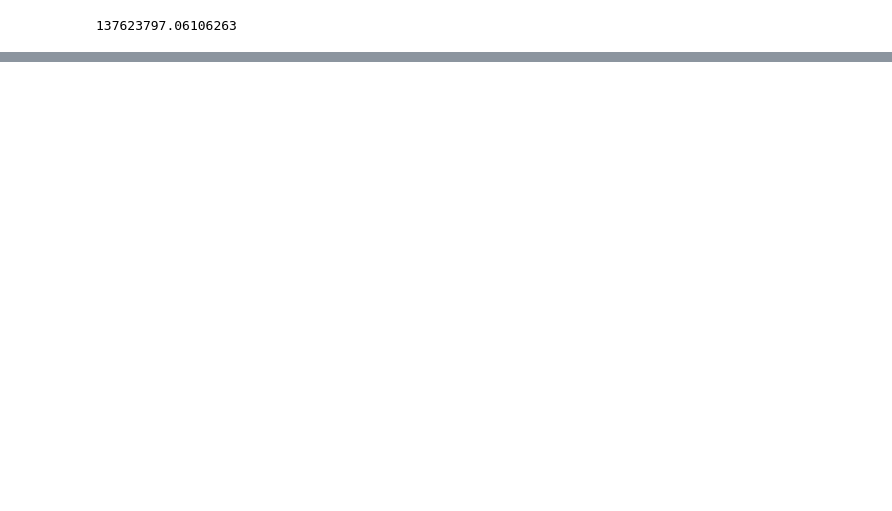
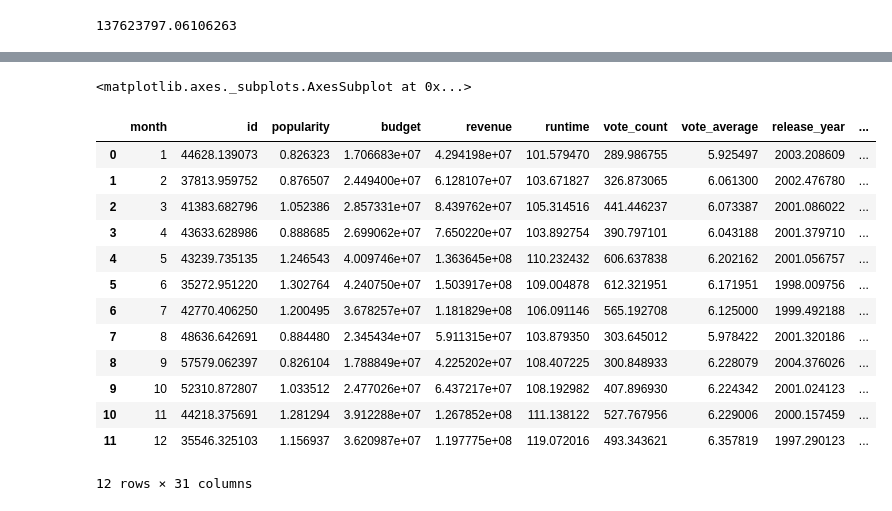
Before and after one commit to jffry7/udacity_final_project, a Jupyter notebook: Movie_Wrangling.ipynb, the cells around one changed output, grey strips where cells are left out. Drawn from its saved outputs; the diff is of its cells as text; code cells hidden in the pictures; blank space fills up the shorter version.

```diff
--- a/Movie_Wrangling.ipynb
+++ b/Movie_Wrangling.ipynb
@@ -94,0 +82,28 @@ nonzero_revenue_moviedb_df.groupby(['Action', 'month'], as_index=False).groups
+# %%
+import matplotlib.pyplot as plt
+import seaborn as sns
+
+fig, ax = plt.subplots()
+sns.tsplot(data=dataset1, ax=ax, color='b')
+sns.tsplot(data=dataset2, ax=ax, color='r')
+# %% [output]
+<matplotlib.axes._subplots.AxesSubplot at 0x...>
+# %%
+testdb3 = nonzero_revenue_moviedb_df.groupby(['month'], as_index=False).mean()
+# %%
+testdb3
+# %% [output]
+|  | month | id | popularity | budget | revenue | runtime | vote_count | vote_average | release_year | ... |
+| 0 | 1 | 44628.139073 | 0.826323 | 1.706683e+07 | 4.294198e+07 | 101.579470 | 289.986755 | 5.925497 | 2003.208609 | ... |
+| 1 | 2 | 37813.959752 | 0.876507 | 2.449400e+07 | 6.128107e+07 | 103.671827 | 326.873065 | 6.061300 | 2002.476780 | ... |
+| 2 | 3 | 41383.682796 | 1.052386 | 2.857331e+07 | 8.439762e+07 | 105.314516 | 441.446237 | 6.073387 | 2001.086022 | ... |
+| 3 | 4 | 43633.628986 | 0.888685 | 2.699062e+07 | 7.650220e+07 | 103.892754 | 390.797101 | 6.043188 | 2001.379710 | ... |
+| 4 | 5 | 43239.735135 | 1.246543 | 4.009746e+07 | 1.363645e+08 | 110.232432 | 606.637838 | 6.202162 | 2001.056757 | ... |
+| 5 | 6 | 35272.951220 | 1.302764 | 4.240750e+07 | 1.503917e+08 | 109.004878 | 612.321951 | 6.171951 | 1998.009756 | ... |
+| 6 | 7 | 42770.406250 | 1.200495 | 3.678257e+07 | 1.181829e+08 | 106.091146 | 565.192708 | 6.125000 | 1999.492188 | ... |
+| 7 | 8 | 48636.642691 | 0.884480 | 2.345434e+07 | 5.911315e+07 | 103.879350 | 303.645012 | 5.978422 | 2001.320186 | ... |
+| 8 | 9 | 57579.062397 | 0.826104 | 1.788849e+07 | 4.225202e+07 | 108.407225 | 300.848933 | 6.228079 | 2004.376026 | ... |
+| 9 | 10 | 52310.872807 | 1.033512 | 2.477026e+07 | 6.437217e+07 | 108.192982 | 407.896930 | 6.224342 | 2001.024123 | ... |
+| 10 | 11 | 44218.375691 | 1.281294 | 3.912288e+07 | 1.267852e+08 | 111.138122 | 527.767956 | 6.229006 | 2000.157459 | ... |
+| 11 | 12 | 35546.325103 | 1.156937 | 3.620987e+07 | 1.197775e+08 | 119.072016 | 493.343621 | 6.357819 | 1997.290123 | ... |
+12 rows × 31 columns
```
Also changed, not shown: parts of 15 cells of this notebook.
